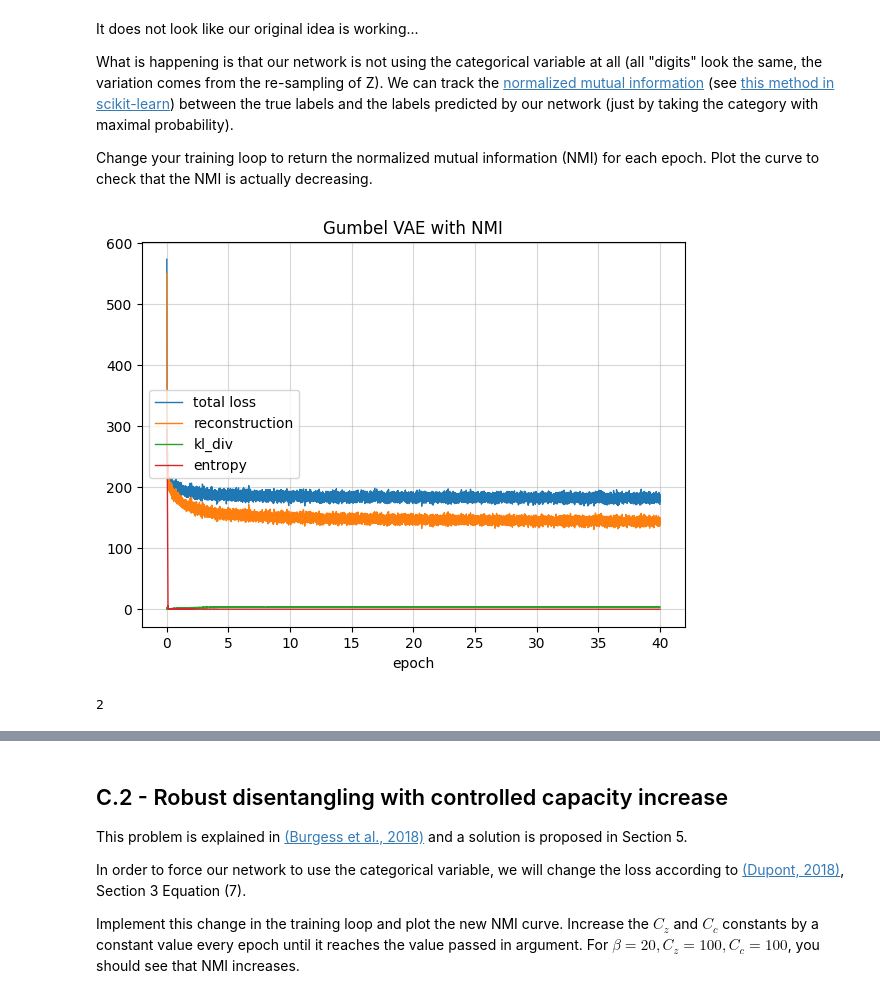
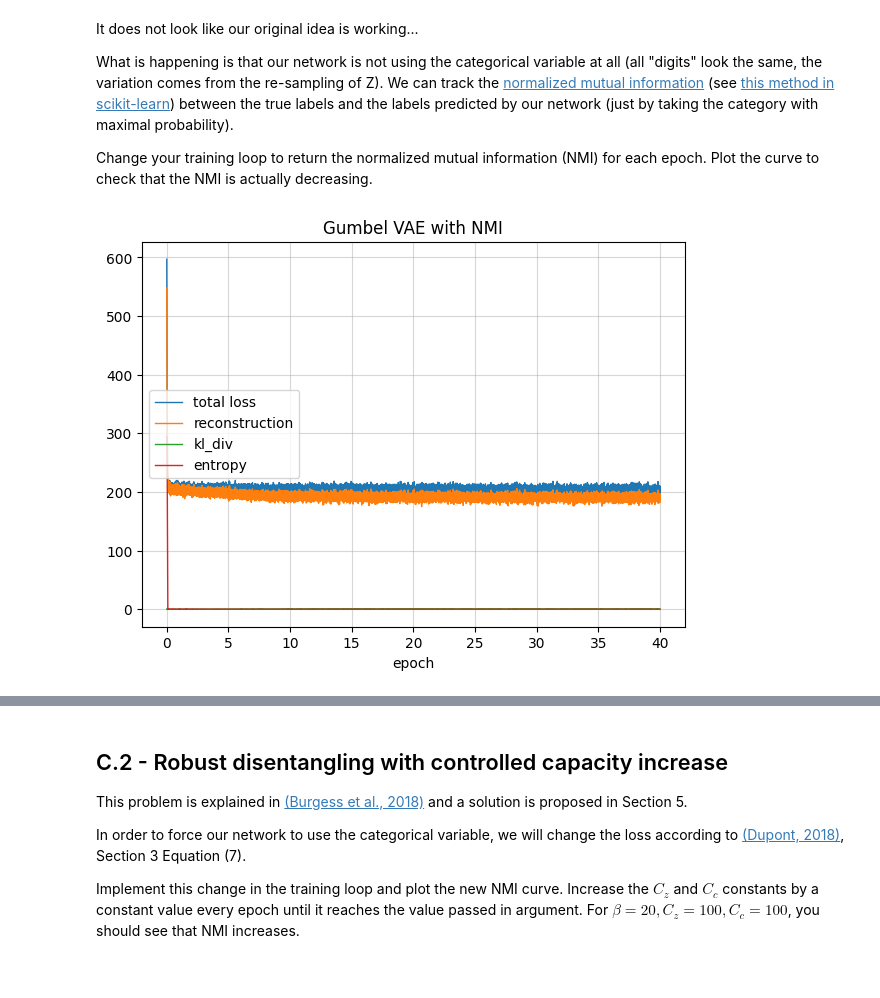
Before and after one commit to PaulToudret/ensae_dl_pw2, a Jupyter notebook: notebook.ipynb, the cells around one changed output, grey strips where cells are left out. Saved outputs shown, nothing was run; the diff lists cells and outputs as text; code cells hidden in the pictures.

```diff
--- a/notebook.ipynb
+++ b/notebook.ipynb
@@ -591,6 +634,12 @@ def train_G(model, data_loader=data_loader,num_epochs=num_epochs, beta = 10., ve
 
     live_plot(data_dict, x_key="epoch", title=title)
 # %%
+# Hyper-parameters
+h_dim = 400
+z_dim = 20
+learning_rate = 1e-3
+
+
 model_G = VAE_Gumbel(h_dim=h_dim, z_dim=z_dim, tau=1.0).to(device)
 model_G.hard = True
 optimizer = torch.optim.Adam(model_G.parameters(), lr=learning_rate)
@@ -617,9 +666,10 @@ What is happening is that our network is not using the categorical variable at a
 Change your training loop to return the normalized mutual information (NMI) for each epoch. Plot the curve to check that the NMI is actually decreasing.
 # %%
 from sklearn.metrics import normalized_mutual_info_score
+import time
 
 
-def train_G_bis(model, data_loader=data_loader, num_epochs=num_epochs, beta=20.0, hard=False, verbose=True):
+def train_G_bis(model, data_loader=data_loader, num_epochs=10, beta=20.0, hard=False, verbose=True):
     nmi_scores = []
     wpc_scores = []
     time_rec = []
@@ -721,13 +771,9 @@ def train_G_bis(model, data_loader=data_loader, num_epochs=num_epochs, beta=20.0
 model_G_bis = VAE_Gumbel(h_dim=h_dim, z_dim=z_dim, tau=1.0).to(device)
 optimizer = torch.optim.Adam(model_G_bis.parameters(), lr=learning_rate)
 # %%
-nmi_scores = train_G_bis(model_G_bis, num_epochs=40, beta=10, verbose=True)
+nmi_scores, wpc_scores = train_G_bis(model_G_bis, num_epochs=40, beta=20, verbose=True)
 # %% [output]
-[figure, old version]
+[figure, new version]
-# %%
-len(nmi_scores)
-# %% [output]
-2
 # %%
 plt.plot(nmi_scores)
 plt.xlabel("epoch")
```
Also changed, not shown: parts of 31 cells of this notebook.
